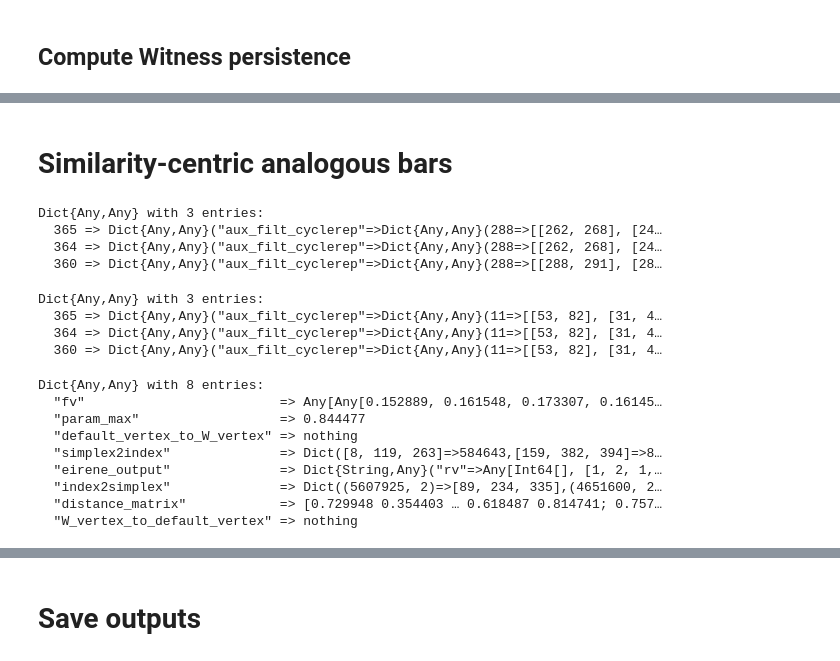
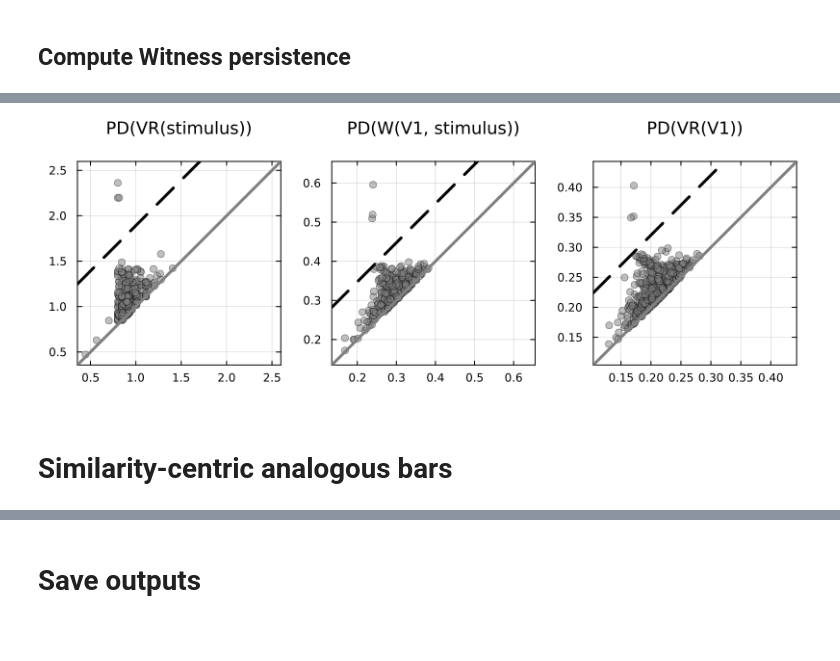
Before and after one commit to Soheilp86/analogous_neural, a Jupyter notebook: analysis/simulation_visual/6_analogous_bars_encoding_study_similarity_centric.ipynb, the cells around one changed output, grey strips where cells are left out. Cells and saved outputs as stored; diff of their text form; code cells hidden in the pictures; blank space fills up the shorter version.

```diff
--- a/analysis/simulation_visual/6_analogous_bars_encoding_study_similarity_centric.ipynb
+++ b/analysis/simulation_visual/6_analogous_bars_encoding_study_similarity_centric.ipynb
@@ -134,19 +124,19 @@ barcode_W_V1_stimulus = barcode(W_V1_stimulus["eirene_output"], dim = dim)
 selected_stimulus, cutoff_stimulus = select_persistent_intervals_IQR(barcode_VR_stimulus)
 p1 = plot_PD(barcode_VR_stimulus;
             cutoff = cutoff_stimulus,
-            title = "Barcode(VR(stimulus))",
+            title = "PD(VR(stimulus))",
             titlefontsize = 12)
 
 selected_W_V1_stimulus, cutoff_W_V1_stimulus = select_persistent_intervals_IQR(barcode_W_V1_stimulus)
 p2 = plot_PD(barcode_W_V1_stimulus;
             cutoff = cutoff_W_V1_stimulus,
-            title = "Barcode(W(V1, stimulus))",
+            title = "PD(W(V1, stimulus))",
             titlefontsize = 12)
 
 selected_V1, cutoff_V1 = select_persistent_intervals_IQR(barcode_VR_V1)
 p3 = plot_PD(barcode_VR_V1;
             cutoff = cutoff_V1,
-            title = "Barcode(VR(V1))",
+            title = "PD(VR(V1))",
             titlefontsize = 12)
 
 
@@ -156,3 +145,4 @@ plot(p1, p2, p3, layout = grid(1,3), size = (800, 300))
+[figure, added]
 # %% [markdown]
 # Similarity-centric analogous bars
 # %%
@@ -163,29 +153,3 @@ analogous_V1, analogous_stimulus, W_QP = analogous_bars.run_baseline_similarity_
                                                                     W_PQ = W_V1_stimulus,
                                                                     W_PQ_bars = selected_W_V1_stimulus,
                                                                     dim = 1);
-# %%
-analogous_V1
-# %% [output]
-Dict{Any,Any} with 3 entries:
-  365 => Dict{Any,Any}("aux_filt_cyclerep"=>Dict{Any,Any}(288=>[[262, 268], [24…
-  364 => Dict{Any,Any}("aux_filt_cyclerep"=>Dict{Any,Any}(288=>[[262, 268], [24…
-  360 => Dict{Any,Any}("aux_filt_cyclerep"=>Dict{Any,Any}(288=>[[288, 291], [28…
-# %%
-analogous_stimulus
-# %% [output]
-Dict{Any,Any} with 3 entries:
-  365 => Dict{Any,Any}("aux_filt_cyclerep"=>Dict{Any,Any}(11=>[[53, 82], [31, 4…
-  364 => Dict{Any,Any}("aux_filt_cyclerep"=>Dict{Any,Any}(11=>[[53, 82], [31, 4…
-  360 => Dict{Any,Any}("aux_filt_cyclerep"=>Dict{Any,Any}(11=>[[53, 82], [31, 4…
-# %%
-W_stimulus_V1 = W_QP
-# %% [output]
-Dict{Any,Any} with 8 entries:
-  "fv"                         => Any[Any[0.152889, 0.161548, 0.173307, 0.16145…
-  "param_max"                  => 0.844477
-  "default_vertex_to_W_vertex" => nothing
-  "simplex2index"              => Dict([8, 119, 263]=>584643,[159, 382, 394]=>8…
-  "eirene_output"              => Dict{String,Any}("rv"=>Any[Int64[], [1, 2, 1,…
-  "index2simplex"              => Dict((5607925, 2)=>[89, 234, 335],(4651600, 2…
-  "distance_matrix"            => [0.729948 0.354403 … 0.618487 0.814741; 0.757…
-  "W_vertex_to_default_vertex" => nothing
```
Also changed, not shown: parts of 12 cells of this notebook.
